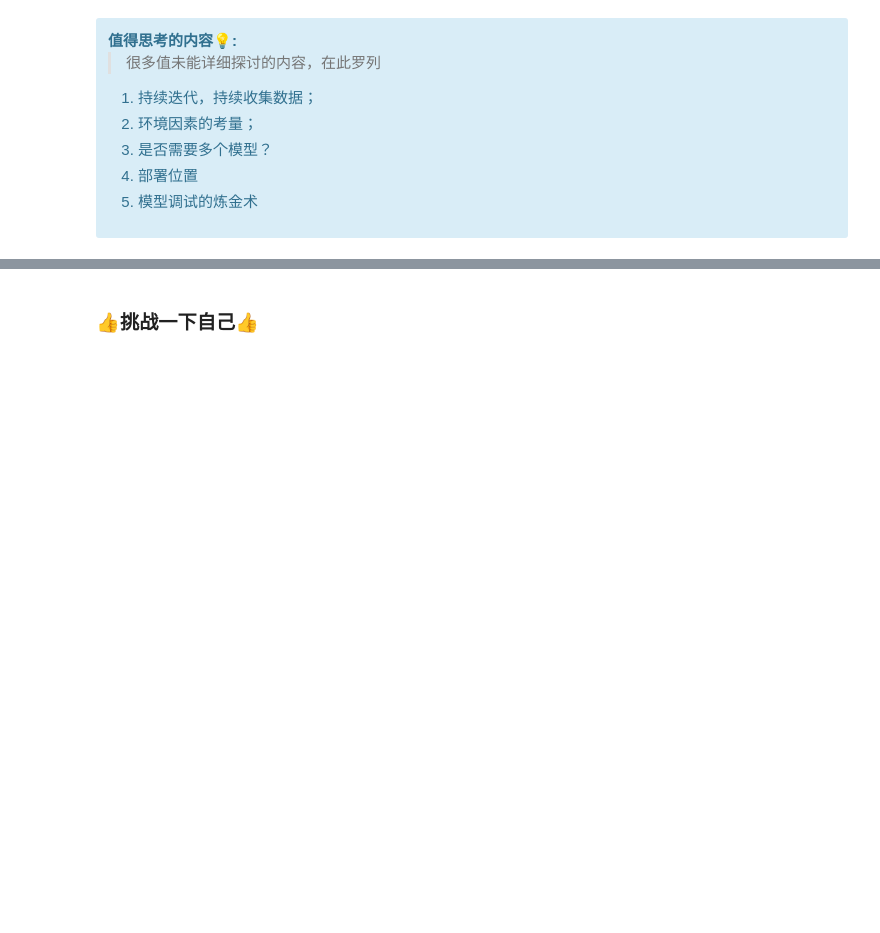
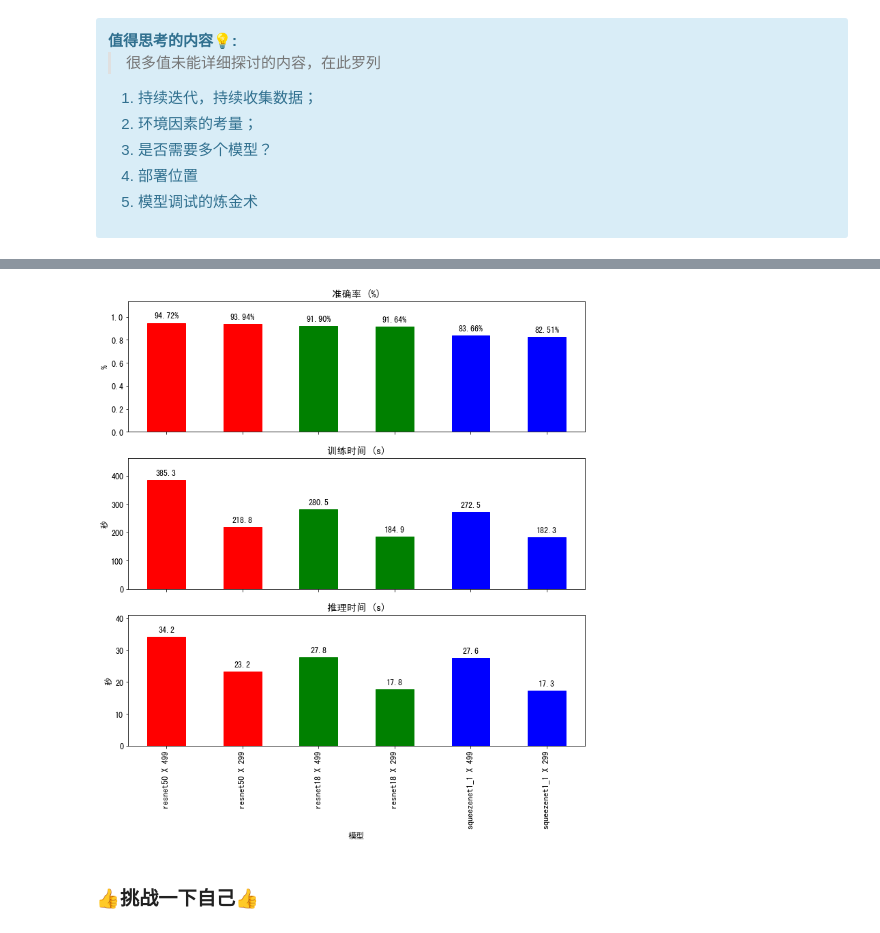
Before and after one commit to ddebby/First_AI_Project, a Jupyter notebook: 01.lab_your_first_ai_project.ipynb, the cells around one changed output, grey strips where cells are left out. Saved outputs shown, nothing was run; the diff lists cells and outputs as text; code cells hidden in the pictures; blank space fills up the shorter version.

```diff
--- a/01.lab_your_first_ai_project.ipynb
+++ b/01.lab_your_first_ai_project.ipynb
@@ -848,3 +1229,56 @@ main()
+# %%
+df = pd.DataFrame(
+    {
+        "accuracy": [0.9472, 0.9394, 0.9190, 0.9164, 0.8366, 0.8251],
+        "training_duration": [385.3, 218.8, 280.5, 184.9, 272.5, 182.3],
+        "inference_duration": [34.2, 23.2, 27.8, 17.8, 27.6, 17.3],
+        "模型": [
+            "resnet50 X 499",
+            "resnet50 X 299",
+            "resnet18 X 499",
+            "resnet18 X 299",
+            "squeezenet1_1 X 499",
+            "squeezenet1_1 X 299",
+        ],
+    }
+).set_index("模型")
+df
+
+ax1, ax2, ax3 = df.plot.bar(
+    rot=90, subplots=True, legend=False, figsize=(12, 12)
+)
+
+for i in range(len(df)):
+    if i < len(df) / 3:
+        ax1.get_children()[i].set_color("r")
+        ax2.get_children()[i].set_color("r")
+        ax3.get_children()[i].set_color("r")
+    if i >= len(df) / 3 and i < 2 * len(df) / 3:
+        ax1.get_children()[i].set_color("g")
+        ax2.get_children()[i].set_color("g")
+        ax3.get_children()[i].set_color("g")
+    if i >= 2 * len(df) / 3:
+        ax1.get_children()[i].set_color("b")
+        ax2.get_children()[i].set_color("b")
+        ax3.get_children()[i].set_color("b")
+
+ax1.set_title("准确率 (%)")
+ax2.set_title("训练时间 (s)")
+ax3.set_title("推理时间 (s)")
+
+ax1.set_ylabel("%")
+ax2.set_ylabel("秒")
+ax3.set_ylabel("秒")
+
+ax1.set_ylim(top=df["accuracy"].max() * 1.2)
+ax2.set_ylim(top=df["training_duration"].max() * 1.2)
+ax3.set_ylim(top=df["inference_duration"].max() * 1.2)
+
+add_value_labels(ax1, percentage=True)
+add_value_labels(ax2)
+add_value_labels(ax3)
+# %% [output]
+[figure, added]
 # %% [markdown]
 ### 👍挑战一下自己👍
 # %% [markdown]
```
Also changed, not shown: parts of 96 cells of this notebook, 8 other files.
